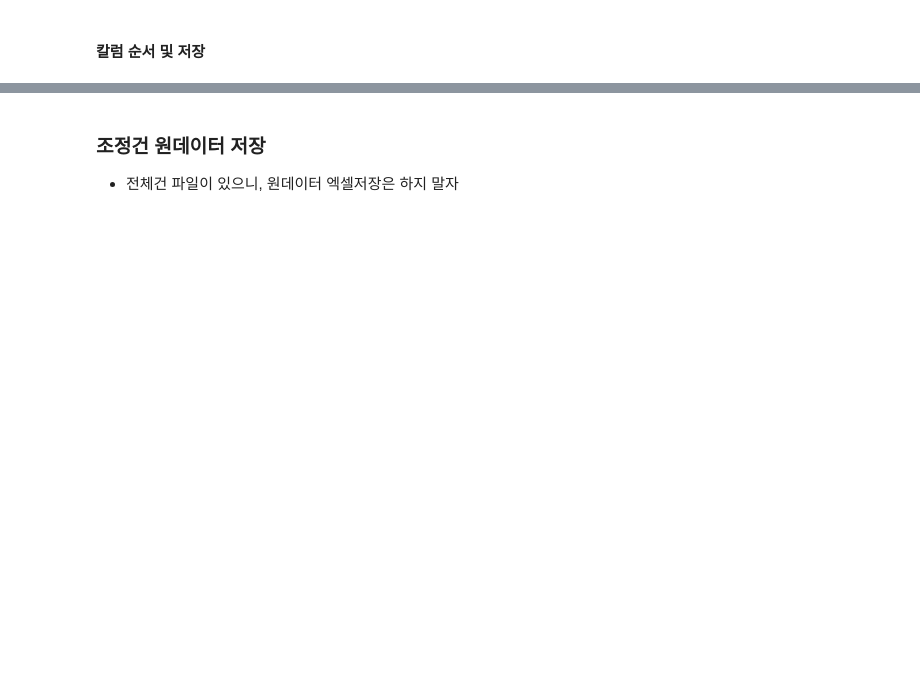
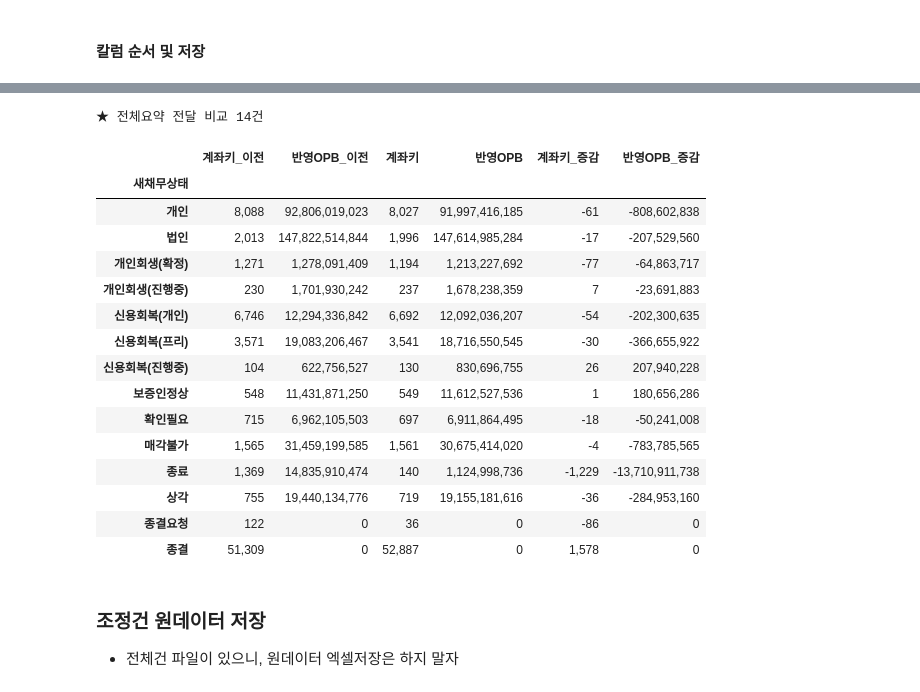
Before and after one commit to jbmyou/company_work, a Jupyter notebook: fileNaming/자산정리/4.전산_자산정리_통합_v2-2.ipynb, the cells around one changed output, grey strips where cells are left out. Cells and saved outputs as stored; diff of their text form; code cells hidden in the pictures; blank space fills up the shorter version.

```diff
--- a/fileNaming/자산정리/4.전산_자산정리_통합_v2-2.ipynb
+++ b/fileNaming/자산정리/4.전산_자산정리_통합_v2-2.ipynb
@@ -466,8 +469,8 @@ if dc엑셀출력 :
 # # # # error건 수정
 # # # 새보증인상태.loc[error_index, "상태구분2"] = ""
 
-# # 기준데이터 없는 조정건 상태 수정 :
-# 새보증인상태.loc[check조정_index, "상태구분2"] = ["정상","정상","약정(확정)","약정(실효)"]   # _ 삭제할것!
+# 기준데이터 없는 조정건 상태 수정 :
+새보증인상태.loc[check조정_index, "상태구분2"] = ["정상","약정(확정)"]   # _ 삭제할것!
 # %% [markdown]
 ##### 다중보증상태
 # %%
@@ -889,9 +939,10 @@ if dc엑셀출력 :
 # # # error건 수정
 # # 새채무상태.loc[error_index, "상태구분2"] = ""
 
-# # 조정건 상태 수정(기준데이터 없는건) :
-# # 대부분 개회-항고후14일이내, 신복-제외,실효취소,채권신고중인 건. 정상(무담보)로 처리(기준데이터가 없으므로 개회나 신복으로 처리할 수 없음)
-# 새채무상태.loc[check조정_index, "상태구분2"] = "정상"
+# ! 이거 안 하면 안 됨(전체에서도 빠져버림)
+# 조정건 상태 수정(기준데이터 없는건) :
+# 대부분 개회-항고후14일이내, 신복-제외,실효취소,채권신고중인 건. 정상(무담보)로 처리(기준데이터가 없으므로 개회나 신복으로 처리할 수 없음)
+새채무상태.loc[check조정_index, "상태구분2"] = "정상"
 # %% [markdown]
 ##### 다중채무상태
 # %%
@@ -1621,7 +1740,7 @@ if False :
 
 # 전체요약
 ###############################
-previous_cutoff = "260331"
+previous_cutoff = "260430"
 이전파일_새채무자키사용 = True
 ###############################
 이전파일 = pd.read_parquet(join(wd, previous_cutoff, "parquet", "2."+ company +"_전체_원데이터_"+previous_cutoff+ "_by새채무자키.parquet" if 이전파일_새채무자키사용 else ".parquet"))
@@ -1642,33 +1761,51 @@ if True :
     전체요약합['반영OPB_증감'] = 전체요약합['반영OPB'] - 전체요약합['반영OPB_이전']
     전체요약합 = 전체요약합.applymap(lambda x: f"{x:,}" if pd.notna(x) else "")
     functions.display_with_explain(전체요약합, "전체요약 전달 비교")
 
 
 # 전체 저장하기
     # 파일명 : 새채무자키에 따라 보증인상태 추렸는지
 if 새채무자키사용 : path_raw_data = join(wd, basedate, 원데이터파일명["전체"]+"_by새채무자키")
 else : path_raw_data = join(wd, basedate, 원데이터파일명["전체"])
 
     # parquet 저장
 if 새채무자키사용 : functions.to_parquet(raw_data, join(wd, basedate, "parquet", 원데이터파일명["전체"] + "_by새채무자키" + ".parquet"))
 else : functions.to_parquet(raw_data, join(wd, basedate, "parquet", 원데이터파일명["전체"] + ".parquet"))
 
     # 엑셀 파일로 저장
 if not os.path.exists(path_raw_data + ".xlsx"):
     param = {'mode' : 'w'}
 else :
     param = {'mode' : 'a', 'if_sheet_exists' : 'replace'}
 
 with pd.ExcelWriter(path_raw_data + ".xlsx", engine='openpyxl', **param) as writer :
     raw_data.to_excel(writer, sheet_name="리스트", index=False)
     전체요약.to_excel(writer, sheet_name='요약', index=True)
 
 # 특정 매각사만 저장하기
 # cond = "스마트저축-01" ###################################
 # raw_data[raw_data.매각사구분==cond].to_excel(join(wd, cond+"_원데이터_"+basedate+".xlsx"), index=False)
 
 
 # ###### 금감원 용으로 새채무자키 false 할 때는 여기까지만 실해하면 됨 #######
+# %% [output]
+★ 전체요약 전달 비교 14건
+|  | 계좌키_이전 | 반영OPB_이전 | 계좌키 | 반영OPB | 계좌키_증감 | 반영OPB_증감 |
+| 새채무상태 |  |  |  |  |  |  |
+| 개인 | 8,088 | 92,806,019,023 | 8,027 | 91,997,416,185 | -61 | -808,602,838 |
+| 법인 | 2,013 | 147,822,514,844 | 1,996 | 147,614,985,284 | -17 | -207,529,560 |
+| 개인회생(확정) | 1,271 | 1,278,091,409 | 1,194 | 1,213,227,692 | -77 | -64,863,717 |
+| 개인회생(진행중) | 230 | 1,701,930,242 | 237 | 1,678,238,359 | 7 | -23,691,883 |
+| 신용회복(개인) | 6,746 | 12,294,336,842 | 6,692 | 12,092,036,207 | -54 | -202,300,635 |
+| 신용회복(프리) | 3,571 | 19,083,206,467 | 3,541 | 18,716,550,545 | -30 | -366,655,922 |
+| 신용회복(진행중) | 104 | 622,756,527 | 130 | 830,696,755 | 26 | 207,940,228 |
+| 보증인정상 | 548 | 11,431,871,250 | 549 | 11,612,527,536 | 1 | 180,656,286 |
+| 확인필요 | 715 | 6,962,105,503 | 697 | 6,911,864,495 | -18 | -50,241,008 |
+| 매각불가 | 1,565 | 31,459,199,585 | 1,561 | 30,675,414,020 | -4 | -783,785,565 |
+| 종료 | 1,369 | 14,835,910,474 | 140 | 1,124,998,736 | -1,229 | -13,710,911,738 |
+| 상각 | 755 | 19,440,134,776 | 719 | 19,155,181,616 | -36 | -284,953,160 |
+| 종결요청 | 122 | 0 | 36 | 0 | -86 | 0 |
+| 종결 | 51,309 | 0 | 52,887 | 0 | 1,578 | 0 |
 # %% [markdown]
 ### 조정건 원데이터 저장
 - 전체건 파일이 있으니, 원데이터 엑셀저장은 하지 말자
```
Also changed, not shown: parts of 34 cells of this notebook, 15 other files.
